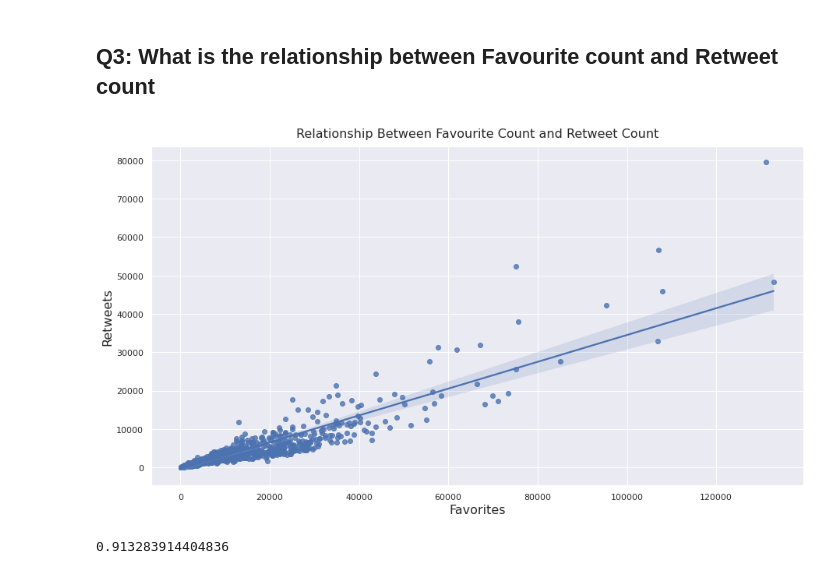
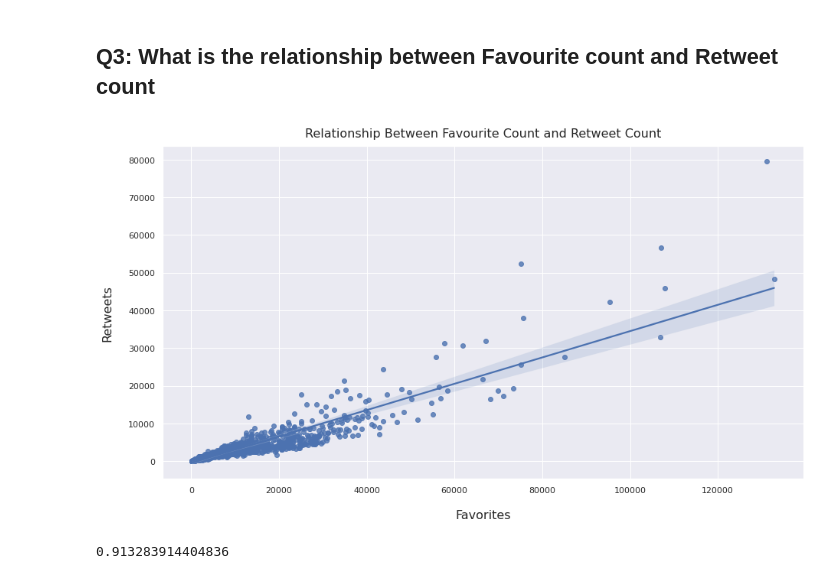
Before and after one commit to idowu-james/udacity-we_rate_dogs, a Jupyter notebook: wrangle_act.ipynb, the cells around one changed output. Drawn from its saved outputs; the diff is of its cells as text; code cells hidden in the pictures.

```diff
--- a/wrangle_act.ipynb
+++ b/wrangle_act.ipynb
@@ -1146,15 +1146,16 @@ It appears on average people retweeted dogs that are in the **'Doggo'** stage th
 # %%
 plt.figure(figsize = (15,8))
 sns.set_theme(color_codes=True)
 
 sns.regplot(x="favorite_count", y="retweet_count", data=df)
 
 plt.title('Relationship Between Favourite Count and Retweet Count', fontsize = 16 , pad = 12)
-plt.xlabel('Favorites', fontsize = 16, linespacing = 12)
-plt.ylabel('Retweets', fontsize = 16, linespacing = 12)
+plt.xlabel('Favorites', fontsize = 16, labelpad = 20)
+plt.ylabel('Retweets', fontsize = 16, labelpad = 20)
+
 plt.show()
 # %% [output]
-[figure, old version]
+[figure, new version]
 # %%
 p_correlation = df['favorite_count'].corr(df['retweet_count'])
 print(p_correlation)
```
